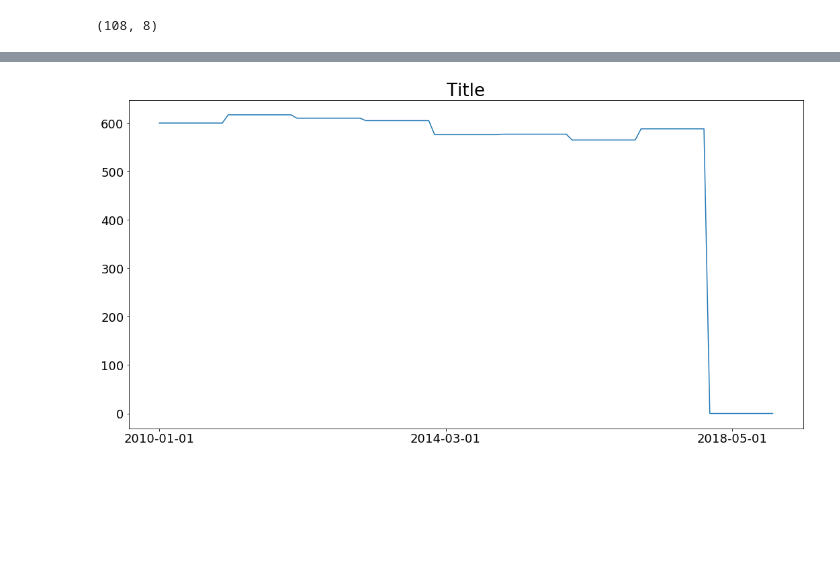
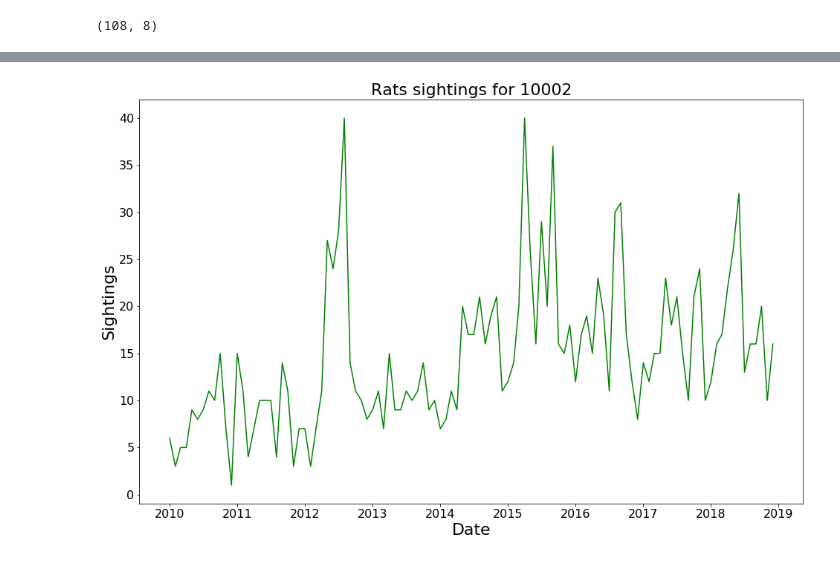
Before and after one commit to zhanzhanyu/Manhattan-Rats-Sightings-SARIMAX-Model, a Jupyter notebook: codes/03_modeling.ipynb, the cells around one changed output, grey strips where cells are left out. Saved outputs shown, nothing was run; the diff lists cells and outputs as text; code cells hidden in the pictures; blank space fills up the shorter version.

```diff
--- a/codes/03_modeling.ipynb
+++ b/codes/03_modeling.ipynb
@@ -82,6 +86,15 @@ plot_series(zip_10002,
-# %%
-plot_series(zip_10002,
-            ['restaurant'],
-            steps=50)
-# %% [output]
-[figure, removed]
+# %%
+# Set figure size.
+plt.figure(figsize=(16,10))
+
+# Create line plot.
+plt.plot(zip_10002['sighting'], c ='green')
+
+# Set labels and title.
+plt.xticks(fontsize=16)
+plt.yticks(fontsize=16)
+plt.xlabel('Date', fontsize=22)
+plt.ylabel('Sightings', fontsize=22)
+plt.title('Rats sightings for 10002', fontsize=22);
+# %% [output]
+[figure, added]
```
Also changed, not shown: parts of 23 cells of this notebook, 4 other files.
